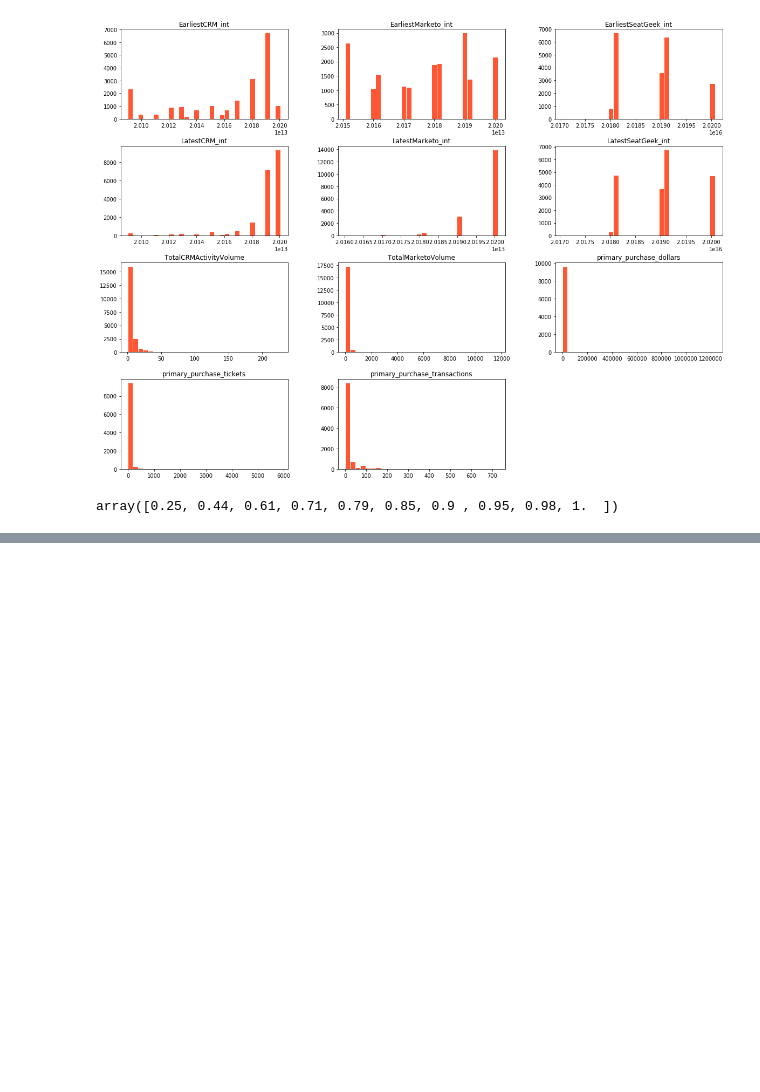
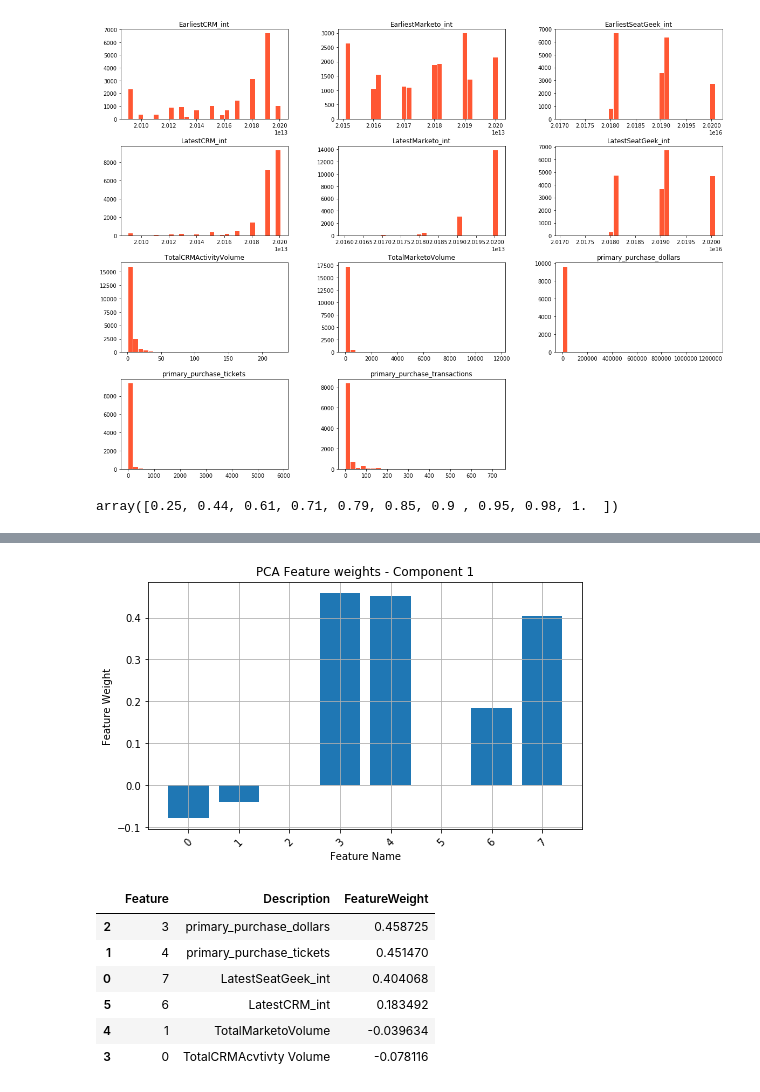
Before and after one commit to tbala25/ML_stm_prediction, a Jupyter notebook: Customer_Segmentation_Purchase_Prediction.ipynb, the cells around one changed output, grey strips where cells are left out. Drawn from its saved outputs; the diff is of its cells as text; code cells hidden in the pictures; blank space fills up the shorter version.

```diff
--- a/Customer_Segmentation_Purchase_Prediction.ipynb
+++ b/Customer_Segmentation_Purchase_Prediction.ipynb
@@ -322,0 +378,12 @@ def plot_feature_weights(df, pca, attributes_info, dimension, n_weights = 5, plo
+# %%
+component_1_info = plot_feature_weights(full_standardized, pca, attributes_info, 1, 3)
+component_1_info.head(10)
+# %% [output]
+[figure, added]
+|  | Feature | Description | FeatureWeight |
+| 2 | 3 | primary_purchase_dollars | 0.458725 |
+| 1 | 4 | primary_purchase_tickets | 0.451470 |
+| 0 | 7 | LatestSeatGeek_int | 0.404068 |
+| 5 | 6 | LatestCRM_int | 0.183492 |
+| 4 | 1 | TotalMarketoVolume | -0.039634 |
+| 3 | 0 | TotalCRMAcvtivty Volume | -0.078116 |
```
Also changed, not shown: parts of 24 cells of this notebook.
